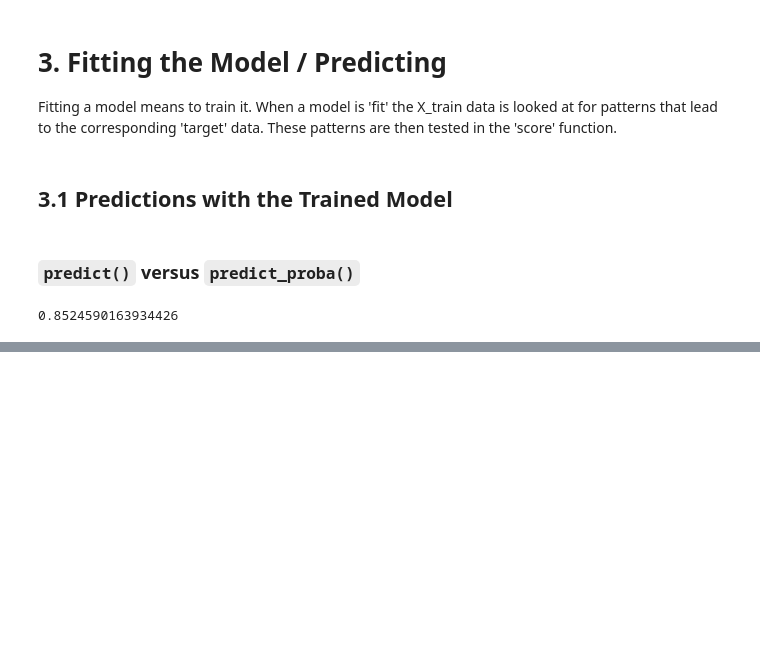
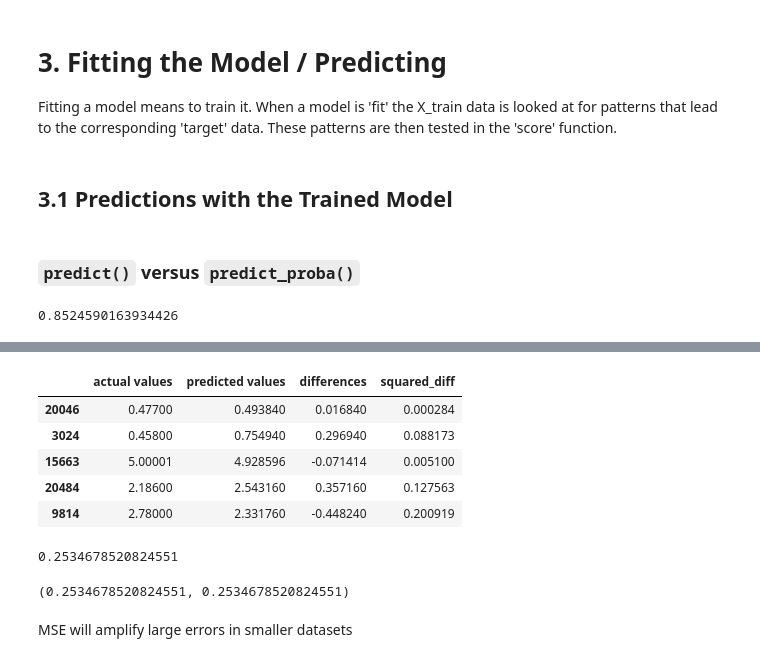
Before and after one commit to lorenarms/Machine_Learning, a Jupyter notebook: sample_project_01/sklearn_tut/sklearn_tut.ipynb, the cells around one changed output, grey strips where cells are left out. Drawn from its saved outputs; the diff is of its cells as text; code cells hidden in the pictures; blank space fills up the shorter version.

```diff
--- a/sample_project_01/sklearn_tut/sklearn_tut.ipynb
+++ b/sample_project_01/sklearn_tut/sklearn_tut.ipynb
@@ -1172,0 +1292,22 @@ pd.DataFrame(classification_report(dis,
+# %%
+# let's visualize
+df["squared_diff"] = np.square(df["differences"])
+df.head(5)
+# %% [output]
+|  | actual values | predicted values | differences | squared_diff |
+| 20046 | 0.47700 | 0.493840 | 0.016840 | 0.000284 |
+| 3024 | 0.45800 | 0.754940 | 0.296940 | 0.088173 |
+| 15663 | 5.00001 | 4.928596 | -0.071414 | 0.005100 |
+| 20484 | 2.18600 | 2.543160 | 0.357160 | 0.127563 |
+| 9814 | 2.78000 | 2.331760 | -0.448240 | 0.200919 |
+# %%
+mse_t=df["squared_diff"].mean()
+mse_t
+# %% [output]
+0.2534678520824551
+# %%
+mse, mse_t
+# %% [output]
+(0.2534678520824551, 0.2534678520824551)
+# %% [markdown]
+MSE will amplify large errors in smaller datasets
```
Also changed, not shown: parts of 187 cells of this notebook, 9 other files.
